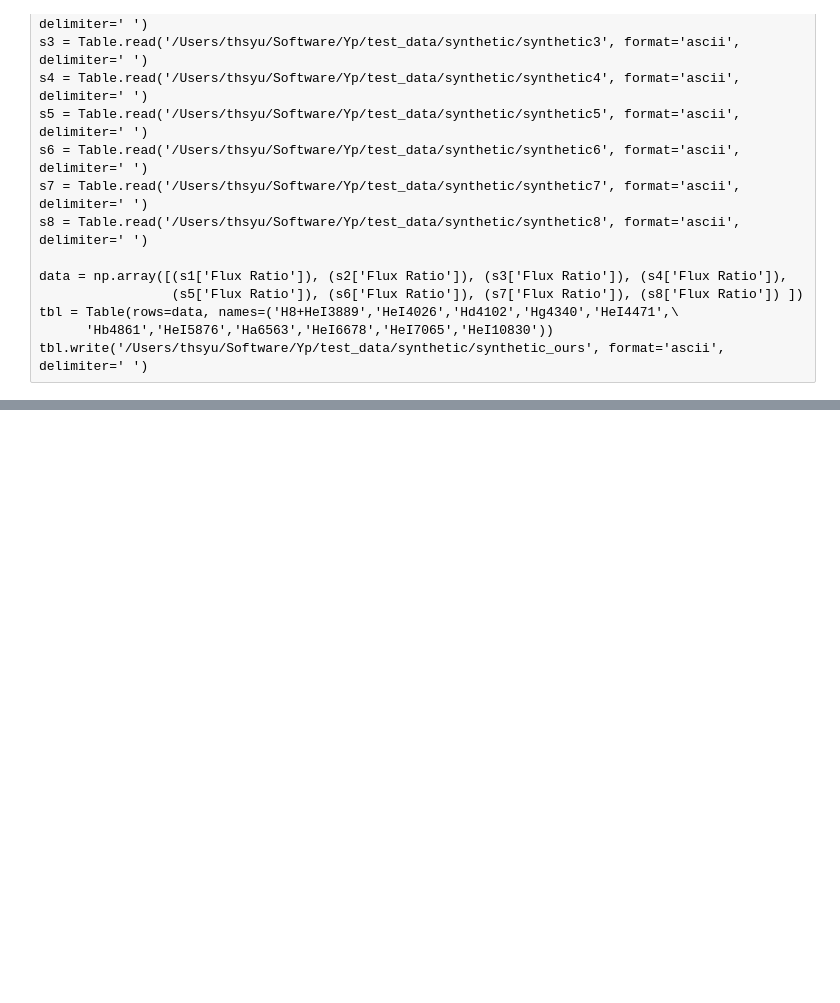
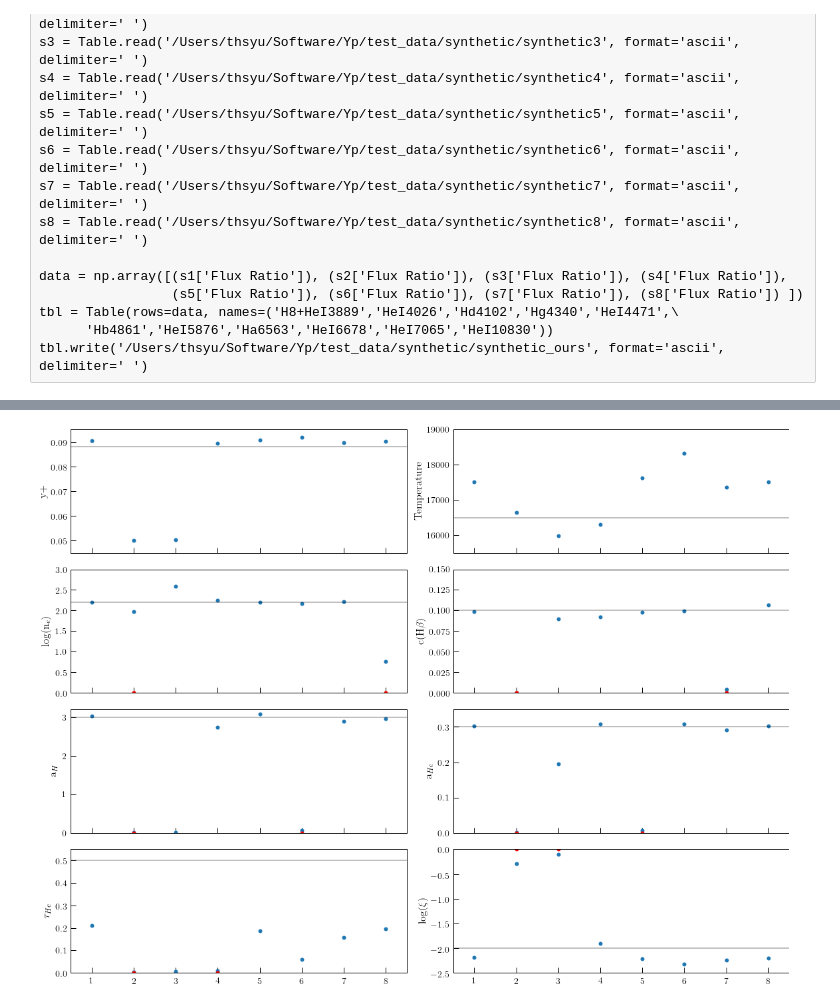
Before and after one commit to tiffanyhsyu/Yp, a Jupyter notebook: test_data/synthetic/synthetic_comparison.ipynb, the cells around one changed output, grey strips where cells are left out. Saved outputs shown, nothing was run; the diff lists cells and outputs as text; code cells hidden in the pictures; blank space fills up the shorter version.

```diff
--- a/test_data/synthetic/synthetic_comparison.ipynb
+++ b/test_data/synthetic/synthetic_comparison.ipynb
@@ -303,0 +290,85 @@ tbl.write('/Users/thsyu/Software/Yp/test_data/synthetic/synthetic_A2002', format
+# %%
+y_plus_syn1, temp_syn1, log_dens_syn1, c_Hb_syn1, a_H_syn1, a_He_syn1, tau_He_syn1, log_xi_syn1 = map(
+    lambda v: (v[1], v[2] - v[1], v[1] - v[0]), zip(*np.percentile(syn1, [16, 50, 84], axis=0)))
+y_plus_syn2, temp_syn2, log_dens_syn2, c_Hb_syn2, a_H_syn2, a_He_syn2, tau_He_syn2, log_xi_syn2 = map(
+    lambda v: (v[1], v[2] - v[1], v[1] - v[0]), zip(*np.percentile(syn2, [16, 50, 84], axis=0)))
+y_plus_syn3, temp_syn3, log_dens_syn3, c_Hb_syn3, a_H_syn3, a_He_syn3, tau_He_syn3, log_xi_syn3 = map(
+    lambda v: (v[1], v[2] - v[1], v[1] - v[0]), zip(*np.percentile(syn3, [16, 50, 84], axis=0)))
+y_plus_syn4, temp_syn4, log_dens_syn4, c_Hb_syn4, a_H_syn4, a_He_syn4, tau_He_syn4, log_xi_syn4 = map(
+    lambda v: (v[1], v[2] - v[1], v[1] - v[0]), zip(*np.percentile(syn4, [16, 50, 84], axis=0)))
+y_plus_syn5, temp_syn5, log_dens_syn5, c_Hb_syn5, a_H_syn5, a_He_syn5, tau_He_syn5, log_xi_syn5 = map(
+    lambda v: (v[1], v[2] - v[1], v[1] - v[0]), zip(*np.percentile(syn5, [16, 50, 84], axis=0)))
+y_plus_syn6, temp_syn6, log_dens_syn6, c_Hb_syn6, a_H_syn6, a_He_syn6, tau_He_syn6, log_xi_syn6 = map(
+    lambda v: (v[1], v[2] - v[1], v[1] - v[0]), zip(*np.percentile(syn6, [16, 50, 84], axis=0)))
+y_plus_syn7, temp_syn7, log_dens_syn7, c_Hb_syn7, a_H_syn7, a_He_syn7, tau_He_syn7, log_xi_syn7 = map(
+    lambda v: (v[1], v[2] - v[1], v[1] - v[0]), zip(*np.percentile(syn7, [16, 50, 84], axis=0)))
+y_plus_syn8, temp_syn8, log_dens_syn8, c_Hb_syn8, a_H_syn8, a_He_syn8, tau_He_syn8, log_xi_syn8 = map(
+    lambda v: (v[1], v[2] - v[1], v[1] - v[0]), zip(*np.percentile(syn8, [16, 50, 84], axis=0)))
+# %%
+f, ax = plt.subplots(4,2, figsize=(16, 12), sharex=True)
+
+ax[0,0].plot(np.linspace(1, 8, 8), np.array([y_plus_syn1[0], y_plus_syn2[0], y_plus_syn3[0], y_plus_syn4[0],
+                                             y_plus_syn5[0], y_plus_syn6[0], y_plus_syn7[0], y_plus_syn8[0]]), 'o')
+ax[0,0].axhline(0.088, alpha=0.25, color='black')
+ax[0,0].set_xlim(0.5, 8.5)
+ax[0,0].set_ylim(0.045, 0.095)
+ax[0,0].set_ylabel('y+')
+ax[0,1].plot(np.linspace(1, 8, 8), np.array([temp_syn1[0], temp_syn2[0], temp_syn3[0], temp_syn4[0],
+                                             temp_syn5[0], temp_syn6[0], temp_syn7[0], temp_syn8[0]]), 'o')
+ax[0,1].axhline(16500, alpha=0.25, color='black')
+ax[0,1].set_xlim(0.5, 8.5)
+ax[0,1].set_ylim(15500, 19000)
+ax[0,1].set_ylabel('Temperature')
+ax[1,0].plot(np.linspace(1, 8, 8), np.array([log_dens_syn1[0], log_dens_syn2[0], log_dens_syn3[0], log_dens_syn4[0],
+                                             log_dens_syn5[0], log_dens_syn6[0], log_dens_syn7[0], log_dens_syn8[0]]), 'o')
+ax[1,0].plot(2, 0.0, 'o', color='red')
+ax[1,0].plot(8, 0.0, 'o', color='red')
+ax[1,0].axhline(2.2, alpha=0.25, color='black')
+ax[1,0].set_xlim(0.5, 8.5)
+ax[1,0].set_ylim(0.0, 3.0)
+ax[1,0].set_ylabel(r'log(n$_{e}$)')
+ax[1,1].plot(np.linspace(1, 8, 8), np.array([c_Hb_syn1[0], c_Hb_syn2[0], c_Hb_syn3[0], c_Hb_syn4[0],
+                                             c_Hb_syn5[0], c_Hb_syn6[0], c_Hb_syn7[0], c_Hb_syn8[0]]), 'o')
+ax[1,1].plot(2, 0.0, 'o', color='red')
+ax[1,1].plot(7, 0.0, 'o', color='red')
+ax[1,1].axhline(0.1, alpha=0.25, color='black')
+ax[1,1].set_xlim(0.5, 8.5)
+ax[1,1].set_ylim(0.0, 0.15)
+ax[1,1].set_ylabel(r'c(H$\beta$)')
+ax[2,0].plot(np.linspace(1, 8, 8), np.array([a_H_syn1[0], a_H_syn2[0], a_H_syn3[0], a_H_syn4[0],
+                                             a_H_syn5[0], a_H_syn6[0], a_H_syn7[0], a_H_syn8[0]]), 'o')
+ax[2,0].plot(2, 0.0, 'o', color='red')
+ax[2,0].plot(6, 0.0, 'o', color='red')
+ax[2,0].axhline(3.0, alpha=0.25, color='black')
+ax[2,0].set_xlim(0.5, 8.5)
+ax[2,0].set_ylim(0.0, 3.2)
+ax[2,0].set_ylabel(r'a$_{H}$')
+ax[2,1].plot(np.linspace(1, 8, 8), np.array([a_He_syn1[0], a_He_syn2[0], a_He_syn3[0], a_He_syn4[0],
+                                             a_He_syn5[0], a_He_syn6[0], a_He_syn7[0], a_He_syn8[0]]), 'o')
+ax[2,1].plot(2, 0.0, 'o', color='red')
+ax[2,1].plot(5, 0.0, 'o', color='red')
+ax[2,1].axhline(0.3, alpha=0.25, color='black')
+ax[2,1].set_xlim(0.5, 8.5)
+ax[2,1].set_ylim(0.0, 0.35)
+ax[2,1].set_ylabel(r'a$_{He}$')
+ax[3,0].plot(np.linspace(1, 8, 8), np.array([tau_He_syn1[0], tau_He_syn2[0], tau_He_syn3[0], tau_He_syn4[0],
+                                             tau_He_syn5[0], tau_He_syn6[0], tau_He_syn7[0], tau_He_syn8[0]]), 'o')
+ax[3,0].plot(2, 0.0, 'o', color='red')
+ax[3,0].plot(4, 0.0, 'o', color='red')
+ax[3,0].axhline(0.5, alpha=0.25, color='black')
+ax[3,0].set_xlim(0.5, 8.5)
+ax[3,0].set_ylim(0.0, 0.55)
+ax[3,0].set_ylabel(r'$\tau_{He}$')
+ax[3,1].plot(np.linspace(1, 8, 8), np.array([log_xi_syn1[0], log_xi_syn2[0], log_xi_syn3[0], log_xi_syn4[0],
+                                             log_xi_syn5[0], log_xi_syn6[0], log_xi_syn7[0], log_xi_syn8[0]]), 'o')
+ax[3,1].plot(2, 0.0, 'o', color='red')
+ax[3,1].plot(3, 0.0, 'o', color='red')
+ax[3,1].axhline(-2.0, alpha=0.25, color='black')
+ax[3,1].set_xlim(0.5, 8.5)
+ax[3,1].set_ylim(-2.5, 0.0)
+ax[3,1].set_ylabel(r'log($\xi$)')
+
+f.savefig('/Users/thsyu/Dropbox/BCDs/primordial_helium/eriks_synthetic_recovered.pdf', overwrite=True)
+f.show()
+# %% [output]
+[figure, added]
```
Also changed, not shown: parts of 6 cells of this notebook.
